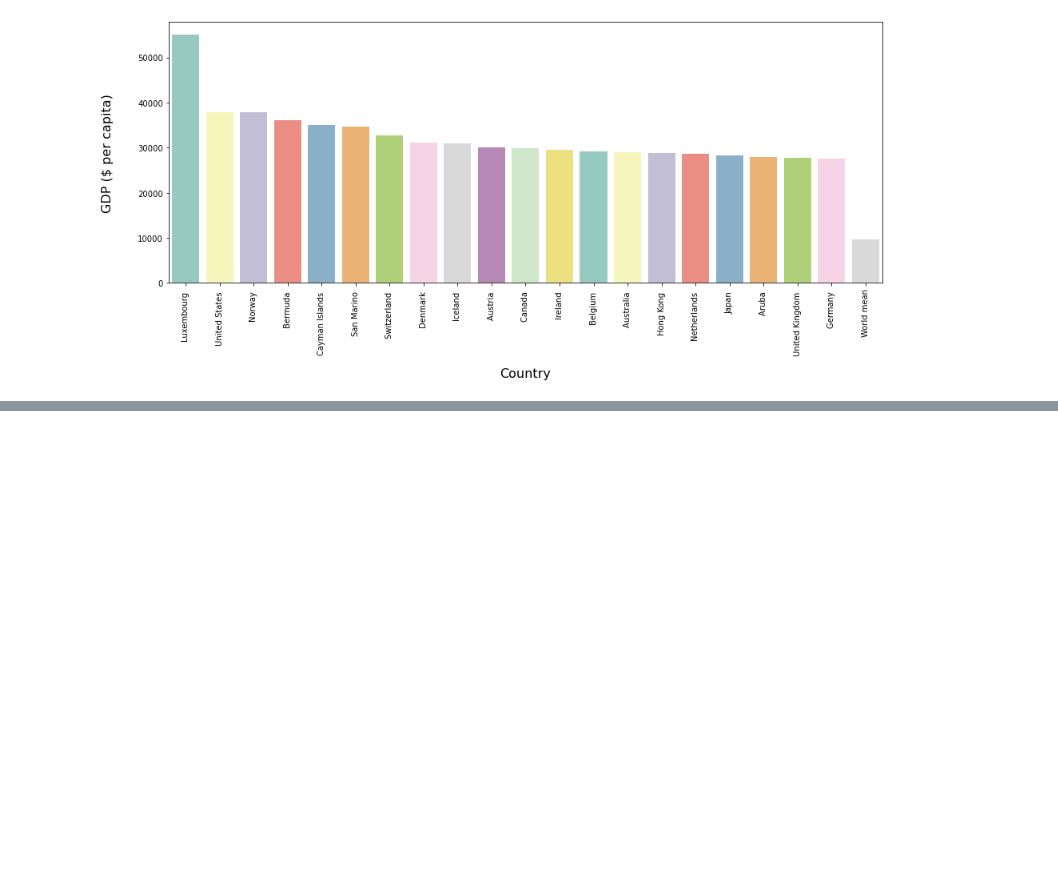
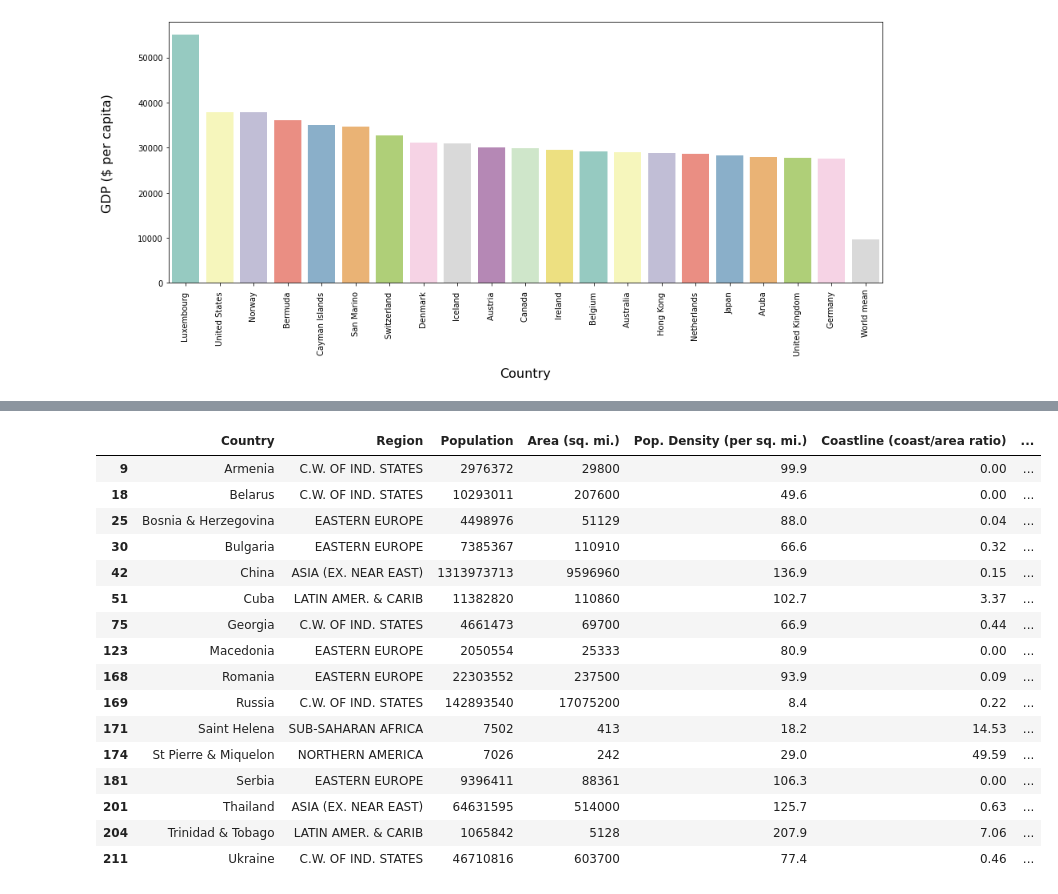
Before and after one commit to Abhishekp34/GDP-Data-Analysis, a Jupyter notebook: GDP Data Analysis.ipynb, the cells around one changed output, grey strips where cells are left out. Saved outputs shown, nothing was run; the diff lists cells and outputs as text; code cells hidden in the pictures; blank space fills up the shorter version.

```diff
--- a/GDP Data Analysis.ipynb
+++ b/GDP Data Analysis.ipynb
@@ -92,0 +119,20 @@ sns.heatmap(data = data.iloc[:, 2:].corr(), annot = True, fmt='.2f', cmap = )
+# %%
+data.loc[(data['Birthrate']<14)&(data['GDP ($ per capita)']<10000)]
+# %% [output]
+|  | Country | Region | Population | Area (sq. mi.) | Pop. Density (per sq. mi.) | Coastline (coast/area ratio) | ... |
+| 9 | Armenia | C.W. OF IND. STATES | 2976372 | 29800 | 99.9 | 0.00 | ... |
+| 18 | Belarus | C.W. OF IND. STATES | 10293011 | 207600 | 49.6 | 0.00 | ... |
+| 25 | Bosnia & Herzegovina | EASTERN EUROPE | 4498976 | 51129 | 88.0 | 0.04 | ... |
+| 30 | Bulgaria | EASTERN EUROPE | 7385367 | 110910 | 66.6 | 0.32 | ... |
+| 42 | China | ASIA (EX. NEAR EAST) | 1313973713 | 9596960 | 136.9 | 0.15 | ... |
+| 51 | Cuba | LATIN AMER. & CARIB | 11382820 | 110860 | 102.7 | 3.37 | ... |
+| 75 | Georgia | C.W. OF IND. STATES | 4661473 | 69700 | 66.9 | 0.44 | ... |
+| 123 | Macedonia | EASTERN EUROPE | 2050554 | 25333 | 80.9 | 0.00 | ... |
+| 168 | Romania | EASTERN EUROPE | 22303552 | 237500 | 93.9 | 0.09 | ... |
+| 169 | Russia | C.W. OF IND. STATES | 142893540 | 17075200 | 8.4 | 0.22 | ... |
+| 171 | Saint Helena | SUB-SAHARAN AFRICA | 7502 | 413 | 18.2 | 14.53 | ... |
+| 174 | St Pierre & Miquelon | NORTHERN AMERICA | 7026 | 242 | 29.0 | 49.59 | ... |
+| 181 | Serbia | EASTERN EUROPE | 9396411 | 88361 | 106.3 | 0.00 | ... |
+| 201 | Thailand | ASIA (EX. NEAR EAST) | 64631595 | 514000 | 125.7 | 0.63 | ... |
+| 204 | Trinidad & Tobago | LATIN AMER. & CARIB | 1065842 | 5128 | 207.9 | 7.06 | ... |
+| 211 | Ukraine | C.W. OF IND. STATES | 46710816 | 603700 | 77.4 | 0.46 | ... |
```
Also changed, not shown: parts of 3 cells of this notebook.
